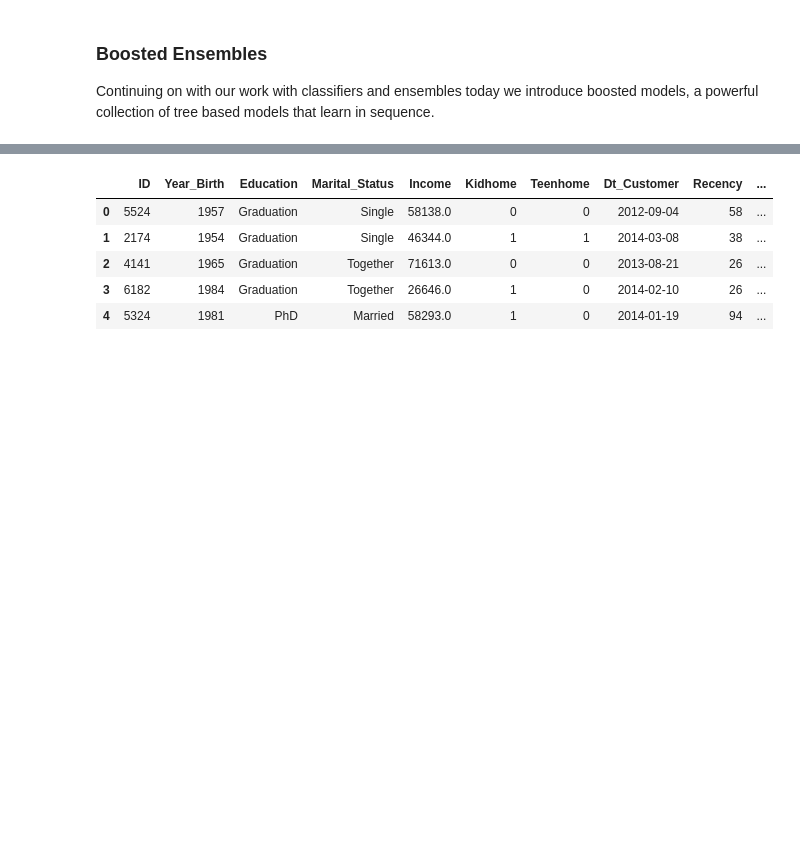
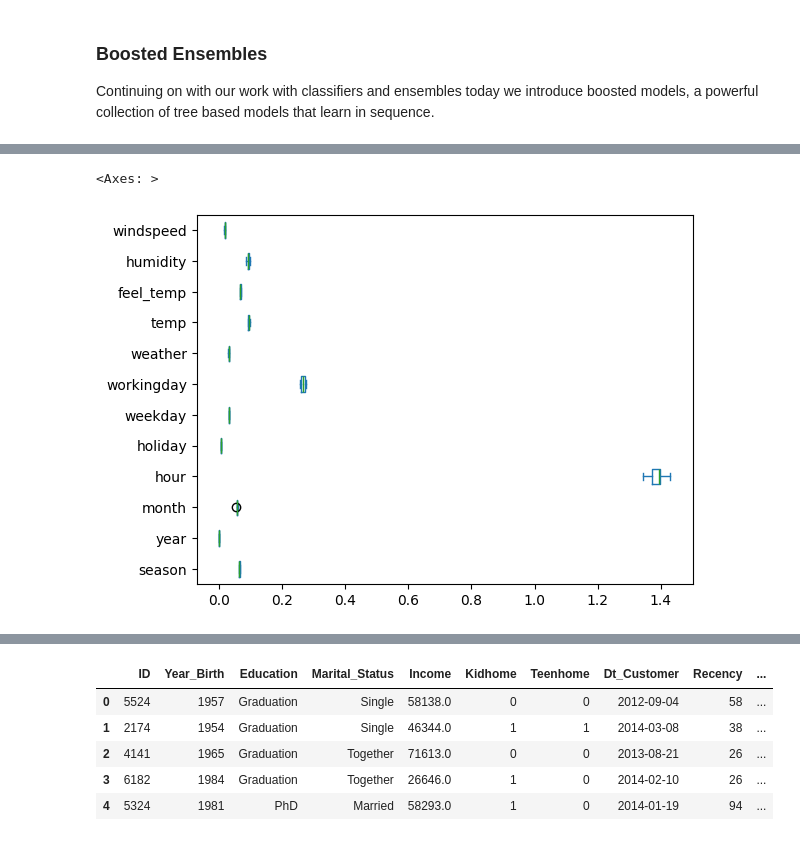
Before and after one commit to jfkoehler/nyu_bootcamp_fa25, a Jupyter notebook: _build/html/_sources/boosting_inspection.ipynb, the cells around one changed output, grey strips where cells are left out. Drawn from its saved outputs; the diff is of its cells as text; code cells hidden in the pictures; blank space fills up the shorter version.

```diff
--- a/_build/html/_sources/boosting_inspection.ipynb
+++ b/_build/html/_sources/boosting_inspection.ipynb
@@ -26,0 +171,2 @@ X_train, X_test, y_train, y_test = train_test_split(cancer.drop(columns = 'targe
+# %%
+results = permutation_importance(reg, X_train, y_train, n_repeats=10)
@@ -26,0 +193,5 @@ X_train, X_test, y_train, y_test = train_test_split(cancer.drop(columns = 'targe
+# %%
+pd.DataFrame(results['importances'], index = X_train.columns.tolist()).T.plot(kind = 'box', vert = False)
+# %% [output]
+<Axes: >
+[figure, added]
```
Also changed, not shown: parts of 32 cells of this notebook, 18 other files.
